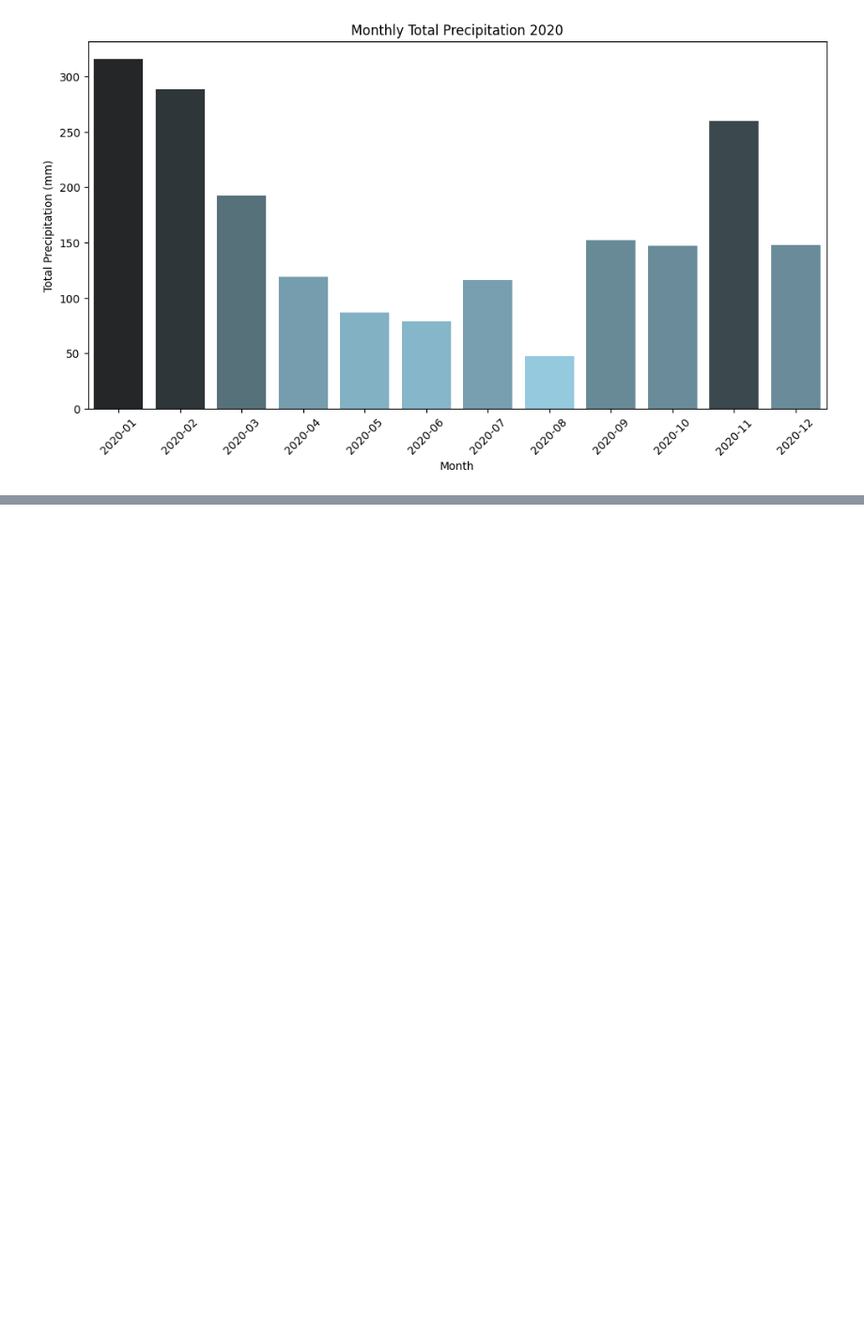
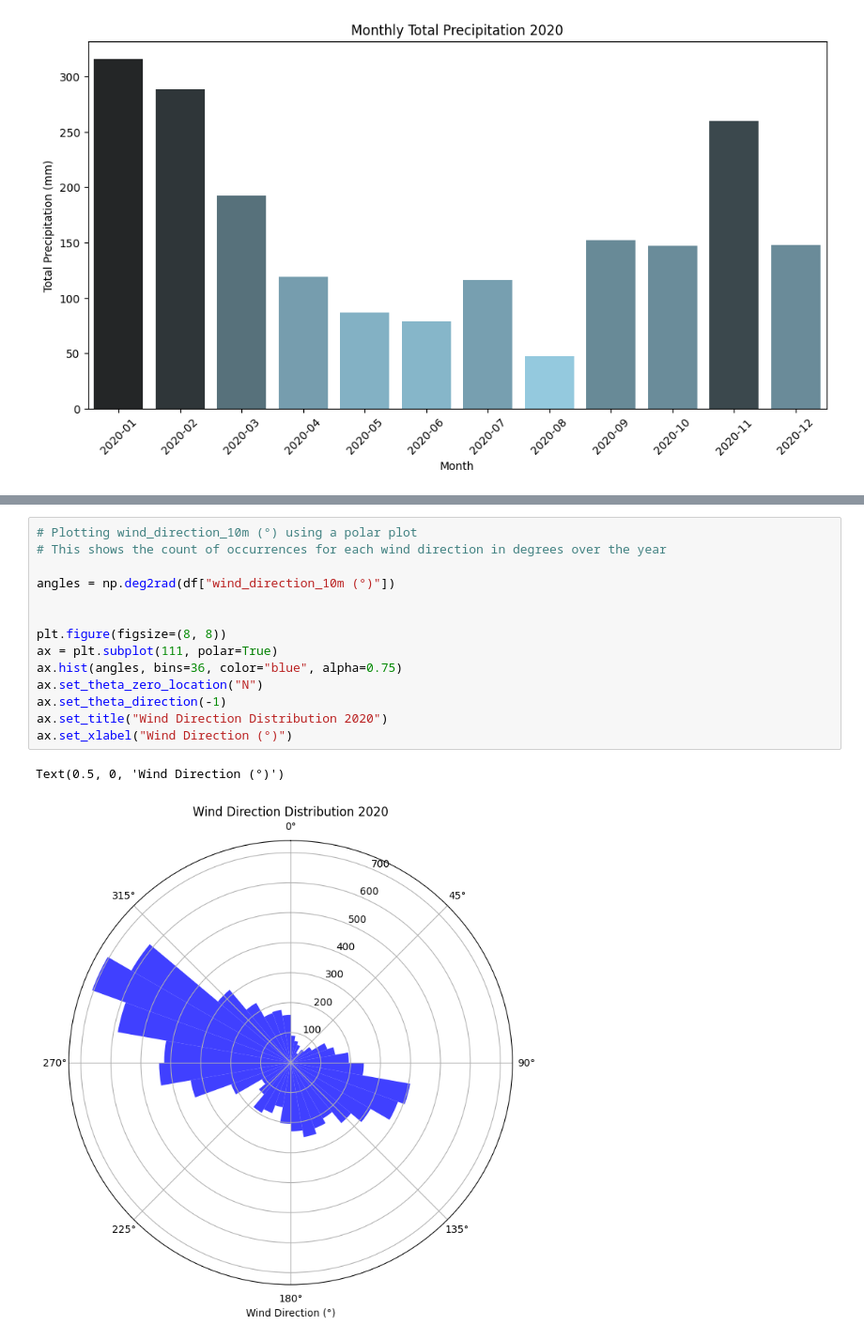
Before and after one commit to esksko/IND320-assignments-esksko, a Jupyter notebook: jupyter/assignment_1.ipynb, the cells around one changed output, grey strips where cells are left out. Shown at 94% size. Cells and saved outputs as stored; diff of their text form; blank space fills up the shorter version.

```diff
--- a/jupyter/assignment_1.ipynb
+++ b/jupyter/assignment_1.ipynb
@@ -133,0 +156,17 @@ Setting a gradient palette using color= is deprecated and will be removed in v0.
+# %%
+# Plotting wind_direction_10m (°) using a polar plot
+# This shows the count of occurrences for each wind direction in degrees over the year
+
+angles = np.deg2rad(df["wind_direction_10m (°)"])
+
+
+plt.figure(figsize=(8, 8))
+ax = plt.subplot(111, polar=True)
+ax.hist(angles, bins=36, color="blue", alpha=0.75)
+ax.set_theta_zero_location("N")
+ax.set_theta_direction(-1)
+ax.set_title("Wind Direction Distribution 2020")
+ax.set_xlabel("Wind Direction (°)")
+# %% [output]
+Text(0.5, 0, 'Wind Direction (°)')
+[figure, added]
```
Also changed, not shown: parts of 5 cells of this notebook, 6 other files.
